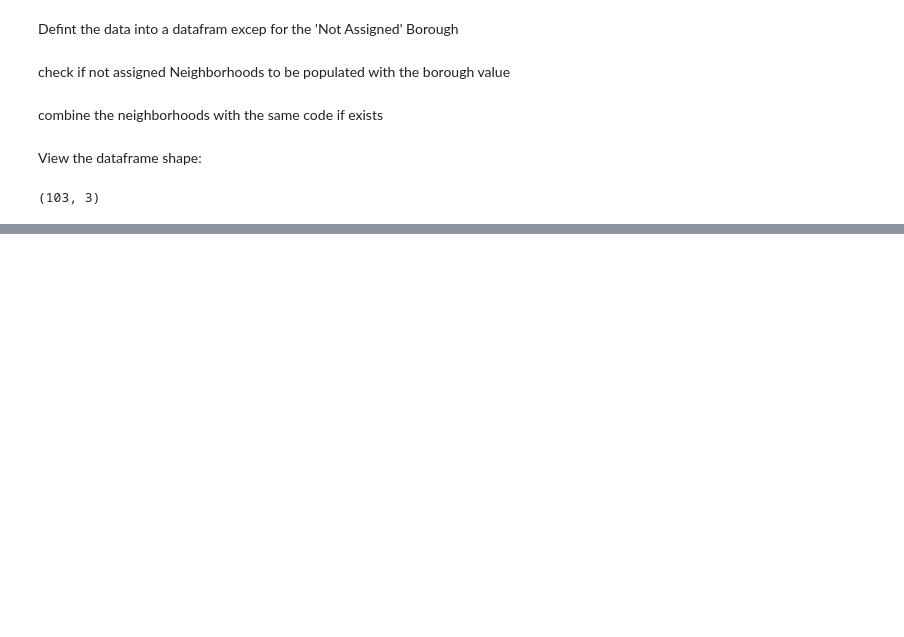
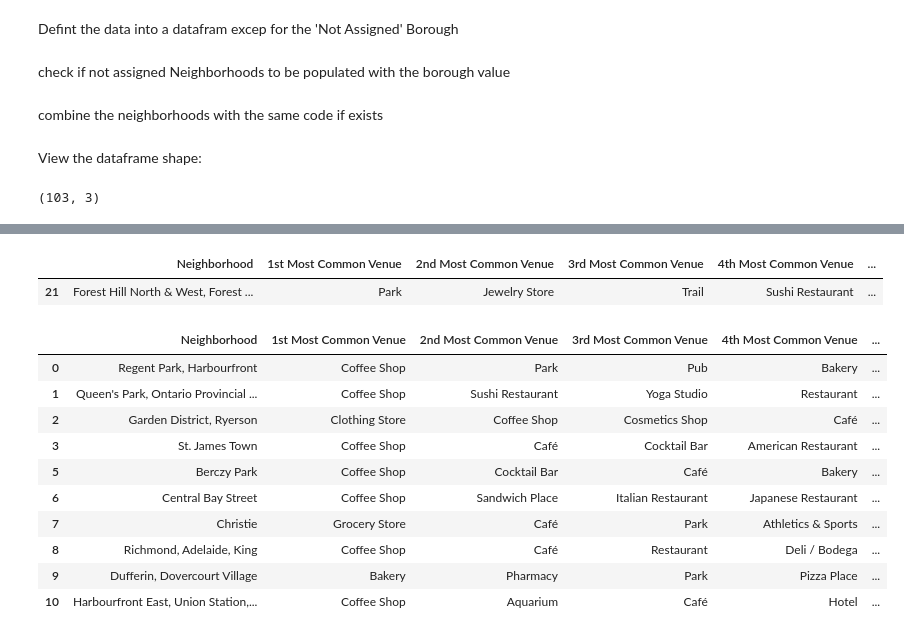
Before and after one commit to yassersy95/Coursera_Capstone, a Jupyter notebook: Week3.ipynb, the cells around one changed output, grey strips where cells are left out. Drawn from its saved outputs; the diff is of its cells as text; code cells hidden in the pictures; blank space fills up the shorter version.

```diff
--- a/Week3.ipynb
+++ b/Week3.ipynb
@@ -55,0 +316,21 @@ df.shape
+# %%
+num_top_venues = 10
+
+indicators = ['st', 'nd', 'rd']
+
+# create columns according to number of top venues
+columns = ['Neighborhood']
+for ind in np.arange(num_top_venues):
+    try:
+        columns.append('{}{} Most Common Venue'.format(ind+1, indicators[ind]))
+    except:
+        columns.append('{}th Most Common Venue'.format(ind+1))
+
+# create a new dataframe
+neighborhoods_venues_sorted = pd.DataFrame(columns=columns)
+neighborhoods_venues_sorted['Neighborhood'] = tor_grouped['Neighborhood']
+
+for ind in np.arange(tor_grouped.shape[0]):
+    neighborhoods_venues_sorted.iloc[ind, 1:] = return_most_common_venues(tor_grouped.iloc[ind, :], num_top_venues)
+
+neighborhoods_venues_sorted.head()
@@ -55,0 +348,11 @@ df.shape
+# %%
+# set number of clusters
+kclusters = 7
+
+tor_grouped_clustering = tor_grouped.drop('Neighborhood', 1)
+
+# run k-means clustering
+kmeans = KMeans(n_clusters=kclusters, random_state=0).fit(tor_grouped_clustering)
+
+# check cluster labels generated for each row in the dataframe
+kmeans.labels_[0:10]
@@ -55,0 +361,10 @@ df.shape
+# %%
+# add clustering labels
+neighborhoods_venues_sorted.insert(0, 'Cluster Labels', kmeans.labels_)
+
+tor_merged = df_sum
+
+# merge toronto_grouped with toronto_data to add latitude/longitude for each neighborhood
+tor_merged = tor_merged.join(neighborhoods_venues_sorted.set_index('Neighborhood'), on='Neighborhood')
+
+tor_merged.head() # check the last columns!
@@ -55,0 +433,19 @@ df.shape
+# %%
+tor_merged.loc[tor_merged['Cluster Labels'] == 5, tor_merged.columns[[1] + list(range(5, tor_merged.shape[1]))]]
+# %% [output]
+|  | Neighborhood | 1st Most Common Venue | 2nd Most Common Venue | 3rd Most Common Venue | 4th Most Common Venue | ... |
+| 21 | Forest Hill North & West, Forest ... | Park | Jewelry Store | Trail | Sushi Restaurant | ... |
+# %%
+tor_merged.loc[tor_merged['Cluster Labels'] == 6, tor_merged.columns[[1] + list(range(5, tor_merged.shape[1]))]].head(10)
+# %% [output]
+|  | Neighborhood | 1st Most Common Venue | 2nd Most Common Venue | 3rd Most Common Venue | 4th Most Common Venue | ... |
+| 0 | Regent Park, Harbourfront | Coffee Shop | Park | Pub | Bakery | ... |
+| 1 | Queen's Park, Ontario Provincial ... | Coffee Shop | Sushi Restaurant | Yoga Studio | Restaurant | ... |
+| 2 | Garden District, Ryerson | Clothing Store | Coffee Shop | Cosmetics Shop | Café | ... |
+| 3 | St. James Town | Coffee Shop | Café | Cocktail Bar | American Restaurant | ... |
+| 5 | Berczy Park | Coffee Shop | Cocktail Bar | Café | Bakery | ... |
+| 6 | Central Bay Street | Coffee Shop | Sandwich Place | Italian Restaurant | Japanese Restaurant | ... |
+| 7 | Christie | Grocery Store | Café | Park | Athletics & Sports | ... |
+| 8 | Richmond, Adelaide, King | Coffee Shop | Café | Restaurant | Deli / Bodega | ... |
+| 9 | Dufferin, Dovercourt Village | Bakery | Pharmacy | Park | Pizza Place | ... |
+| 10 | Harbourfront East, Union Station,... | Coffee Shop | Aquarium | Café | Hotel | ... |
```
Also changed, not shown: parts of 39 cells of this notebook, 1 other file.
